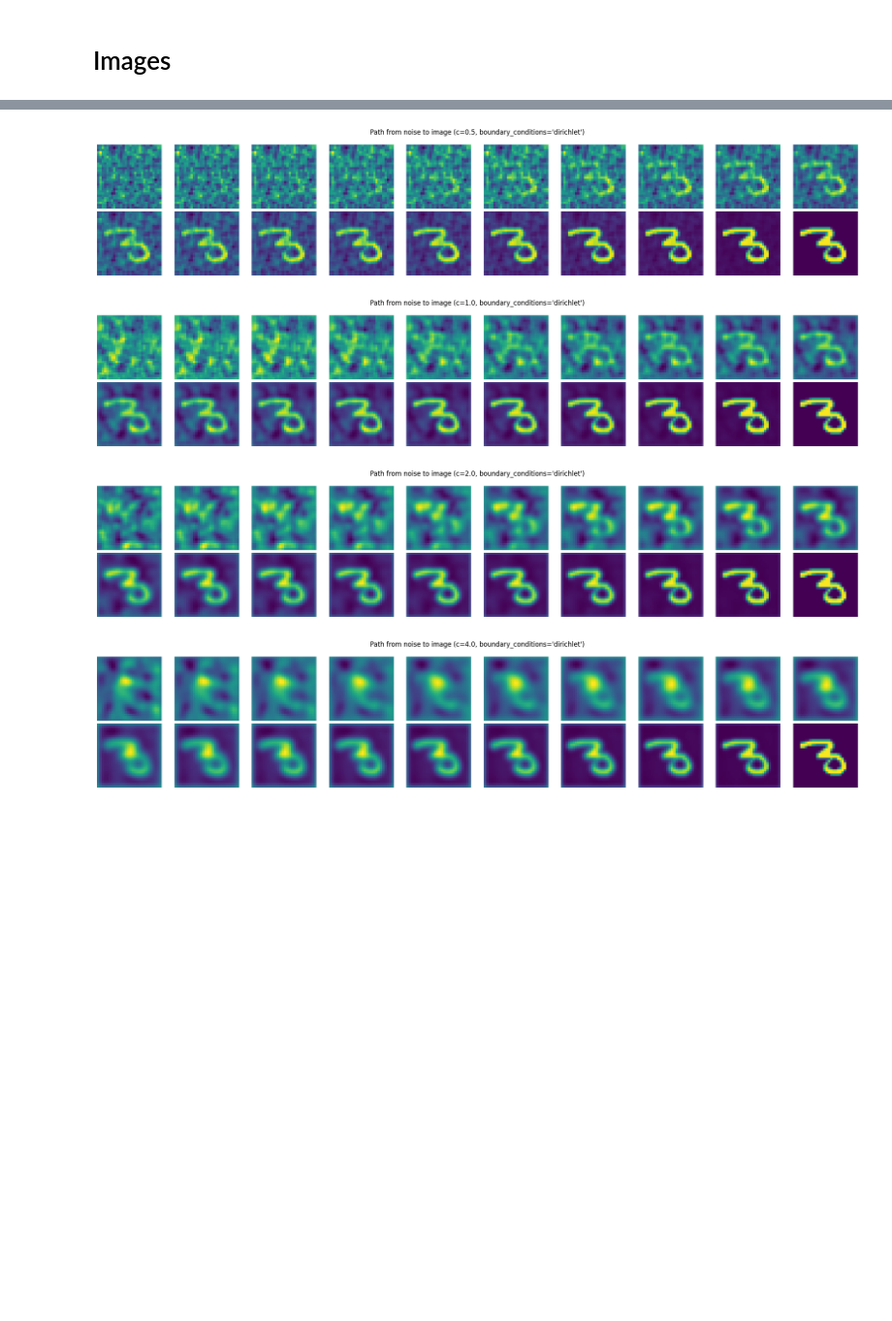
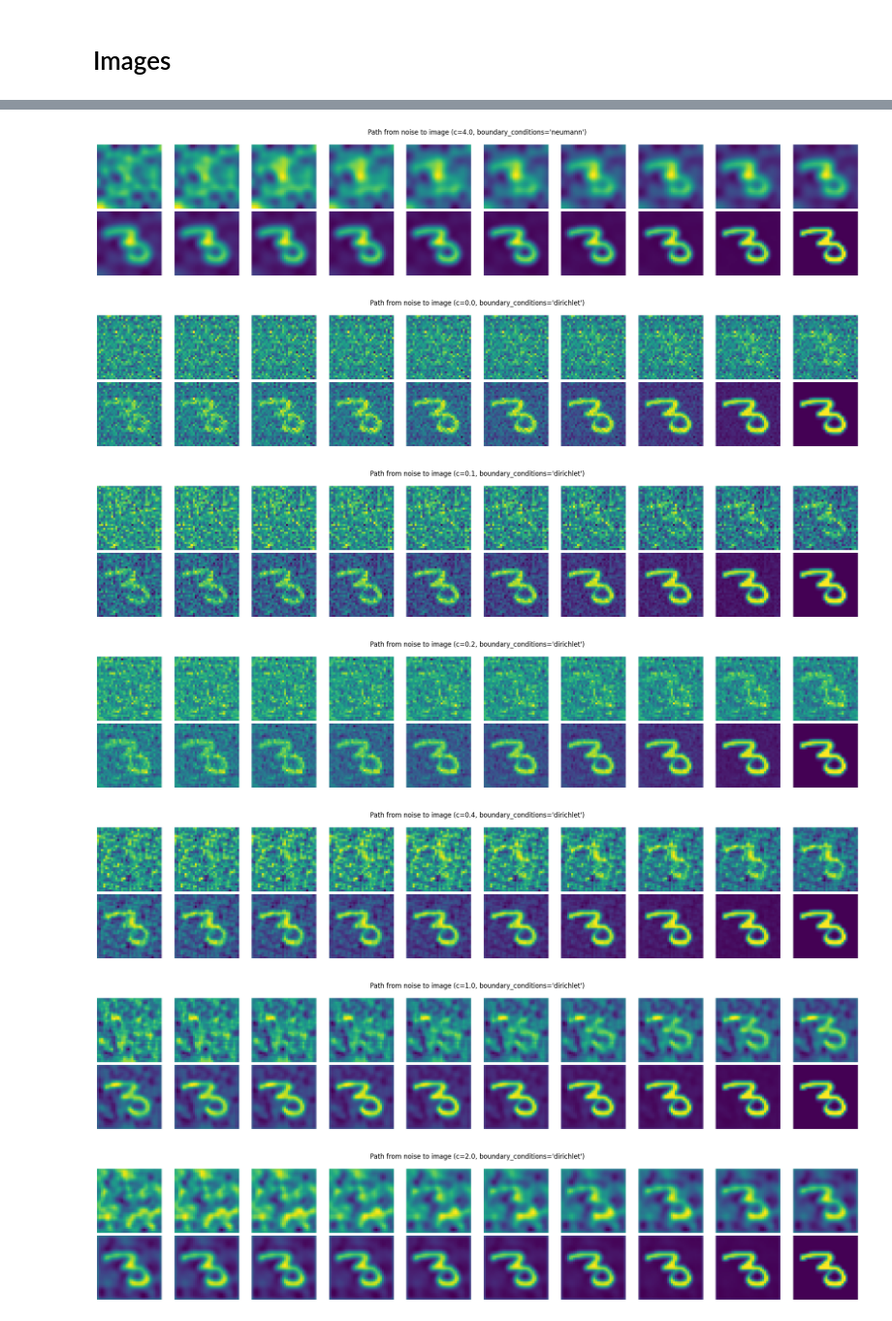
Before and after one commit to KacperWyrwal/topological-conditional-flow-matching, a Jupyter notebook: examples/images/images_as_cochains_on_a_grid.ipynb, the cells around one changed output, grey strips where cells are left out. Shown at 97% size. Saved outputs shown, nothing was run; the diff lists cells and outputs as text; code cells hidden in the pictures; blank space fills up the shorter version.

```diff
--- a/examples/images/images_as_cochains_on_a_grid.ipynb
+++ b/examples/images/images_as_cochains_on_a_grid.ipynb
@@ -32,7 +32,7 @@ trainset = datasets.MNIST(
     "../data",
     train=True,
     download=True,
-    transform=transforms.Compose([transforms.ToTensor(), transforms.Normalize((0.5,), (0.5,))]),
+    transform=transforms.Compose([transforms.ToTensor(), transforms.Resize((32, 32)), transforms.Normalize((0.5,), (0.5,))]),
 )
 # %%
 x = trainset[25][0][0]
@@ -49,7 +49,7 @@ for boundary_conditions in ['neumann', 'dirichlet', 'periodic']:
     x_hat_full = ft_full.inverse_transform(ft_full.transform(x))
 
     U = eigvecs.mT[:k]
-    x_hat_partial = (U.mT @ (U @ x.flatten())).reshape(28, 28)
+    x_hat_partial = (U.mT @ (U @ x.flatten())).reshape(32, 32)
 
     fig, axs = plt.subplots(1, 3, figsize=(12, 4))
     axs[0].imshow(x)
@@ -218,11 +220,11 @@ def build_p0(name: str = 'normal', eigvals: torch.Tensor = None, eigvecs: torch.
         raise ValueError(f"Invalid name: {name}")
 # %%
 for boundary_conditions in ['neumann', 'dirichlet']:
-    for c in [0.0, 0.5, 1.0, 2.0, 4.0]:
-        eigvecs, eigvals = grid_laplacian_eigenpairs((28, 28), boundary_conditions=boundary_conditions)
-        ft = NaiveGridFourierTransform((28, 28), eigvecs)
+    for c in [0.0, 0.1, 0.2, 0.4, 1.0, 2.0, 4.0]:
+        eigvecs, eigvals = grid_laplacian_eigenpairs((32, 32), boundary_conditions=boundary_conditions)
+        ft = NaiveGridFourierTransform((32, 32), eigvecs)
         cfm = ConditionalTopologicalFlowMatcher(c=c, eigenvalues=eigvals, eigenvectors=eigvecs, fourier_transform=ft)
-        p0 = build_p0('gp', eigvals, eigvecs, c, (28, 28))
+        p0 = build_p0('gp', eigvals, eigvecs, c, (32, 32))
 
         idx = 30
         x0 = p0.sample()
@@ -250,7 +252,7 @@ for boundary_conditions in ['neumann', 'dirichlet']:
         axs = axs.flatten()
         for i in range(num_steps):
             time_idx = i * (len(t) - 1) // (num_steps - 1)
-            axs[i].imshow(xt[time_idx].reshape(28, 28))
+            axs[i].imshow(xt[time_idx].reshape(32, 32))
             axs[i].axis('off')
         plt.suptitle(f'Path from noise to image ({c=}, {boundary_conditions=})')
         plt.tight_layout()
@@ -265,4 +267,7 @@ for boundary_conditions in ['neumann', 'dirichlet']:
-[figure, old version]
+[figure, new version]
-[figure, old version]
+[figure, new version]
-[figure, old version]
+[figure, new version]
-[figure, old version]
+[figure, new version]
+[figure, added]
+[figure, added]
+[figure, added]
```
Also changed, not shown: parts of 3 cells of this notebook, 1 other file.
